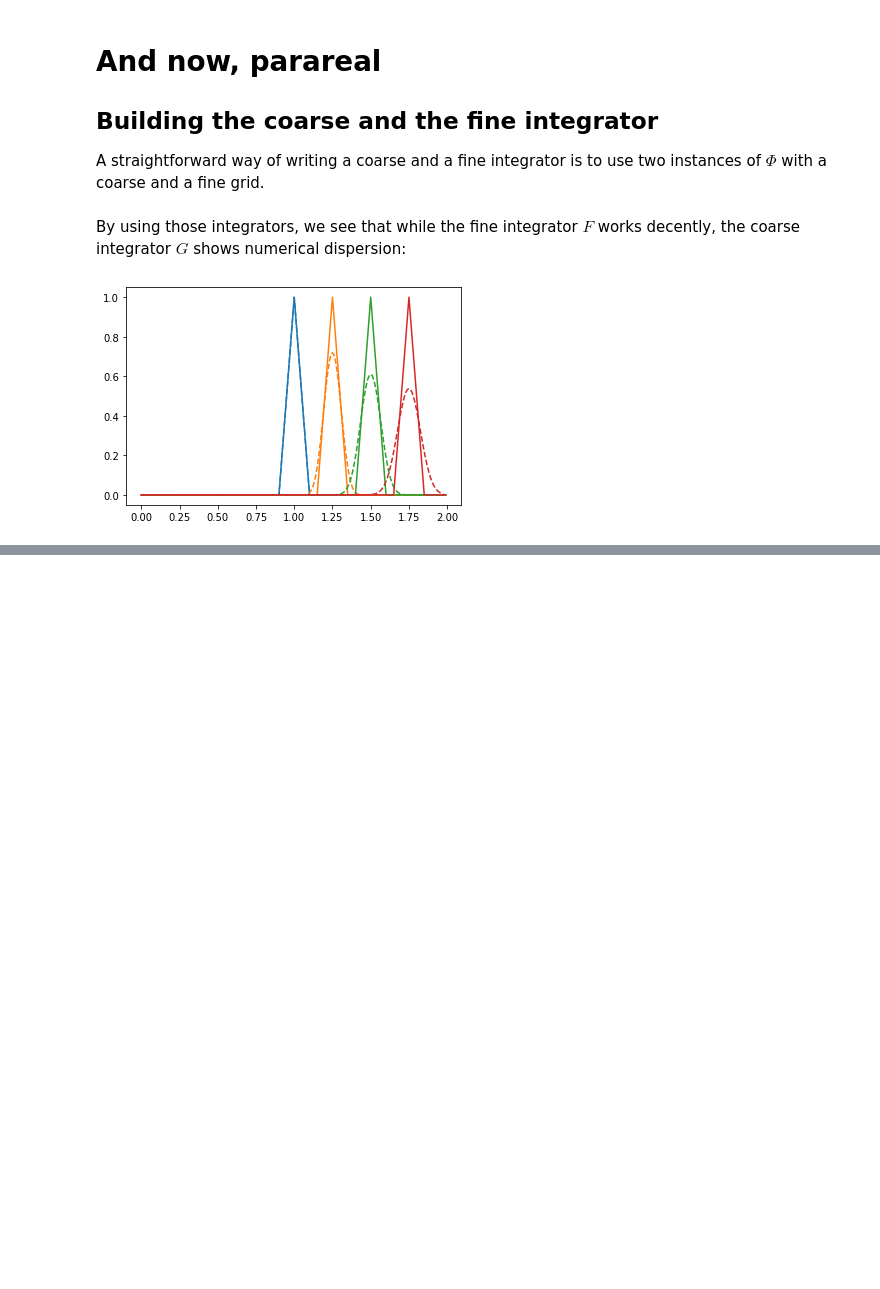
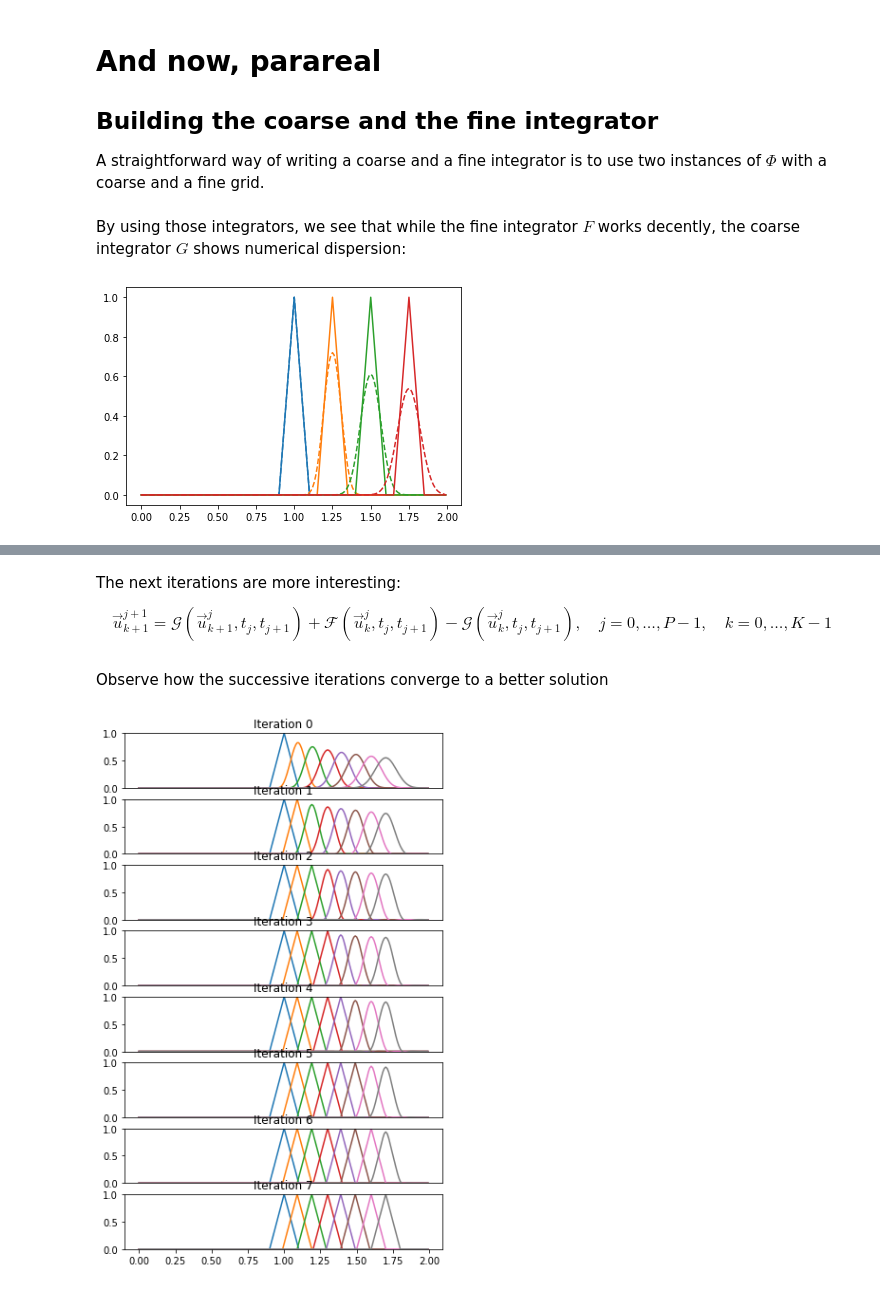
Before and after one commit to ParallelWindfarms/project-documentation, a Jupyter notebook: notebooks/parareal-PDE.ipynb, the cells around one changed output, grey strips where cells are left out. Cells and saved outputs as stored; diff of their text form; code cells hidden in the pictures; blank space fills up the shorter version.

```diff
--- a/notebooks/parareal-PDE.ipynb
+++ b/notebooks/parareal-PDE.ipynb
@@ -290,0 +324,26 @@ plt.plot(xs_g, G(u0_g, 0.75), 'C3', linestyle='--');
+# %% [markdown]
+The next iterations are more interesting:
+
+$$
+\vec u_{k+1}^{j+1} = \mathcal{G}(\vec u_{k+1}^{j}, t_j, t_{j+1}) + \mathcal{F}(\vec u_{k}^{j}, t_j, t_{j+1}) - \mathcal{G}(\vec u_{k}^{j}, t_j, t_{j+1}), \quad j=0, \ldots, P-1, \quad k=0, \ldots, K-1
+$$
+# %%
+# Next iterations
+for k in range(0, K-1):
+    for j in range(0, P-1):
+        u_par[:, j+1, k+1] = G(u_par[:, j, k+1], t0 = ts_interest[j], t = ts_interest[j+1]) \
+                            +F(u_par[:, j, k  ], t0 = ts_interest[j], t = ts_interest[j+1]) \
+                            -G(u_par[:, j, k  ], t0 = ts_interest[j], t = ts_interest[j+1])
+# %% [markdown]
+Observe how the successive iterations converge to a better solution
+# %%
+fig, ax = plt.subplots(8, 1)
+fig.set_figheight(10)
+for id in range(0, 8):
+    ax[id].plot(xs_g, u_par[:, 0:8, id]);
+    ax[id].set_title(f"Iteration {id}");
+    ax[id].set_ylim(0, 1);
+    if id != 7:
+        ax[id].set_xticks([]);
+# %% [output]
+[figure, added]
```
Also changed, not shown: parts of 10 cells of this notebook.
